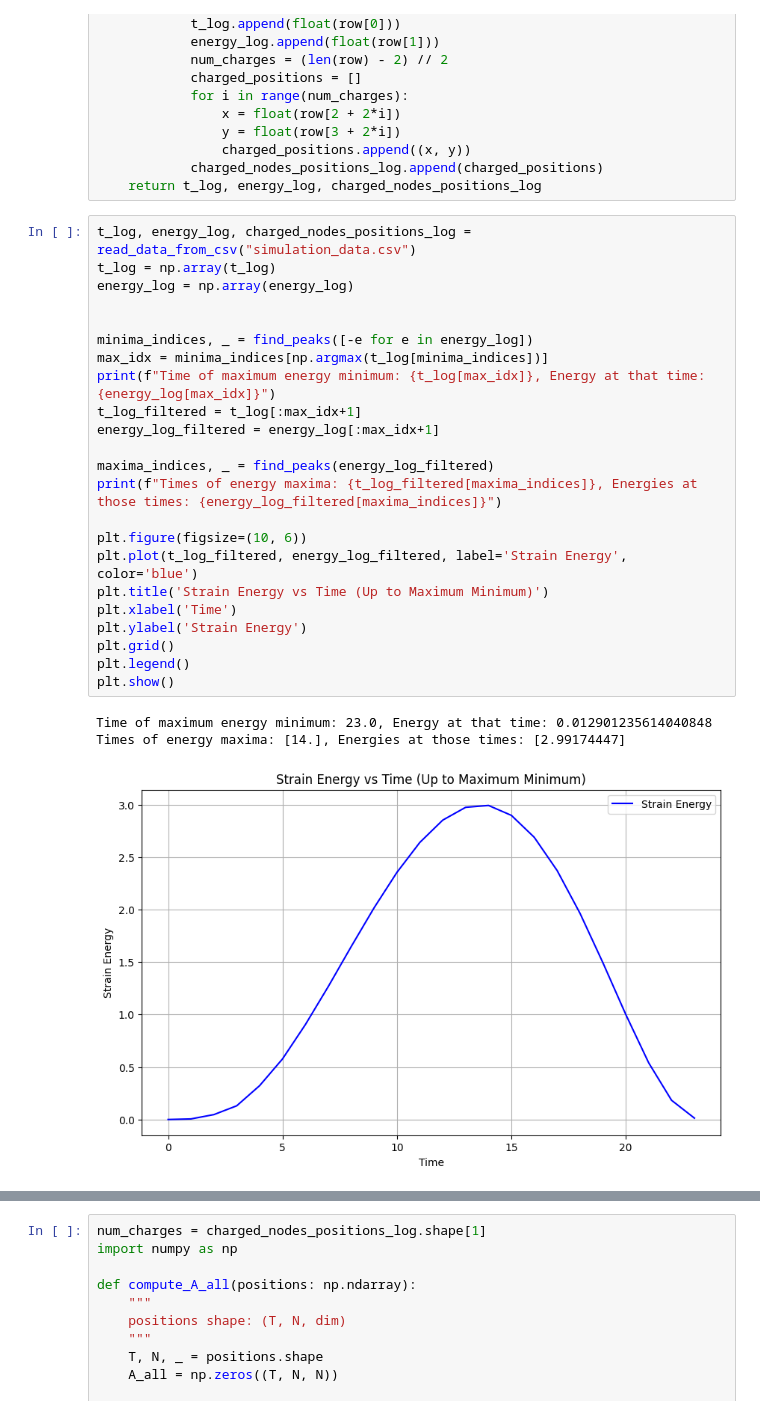
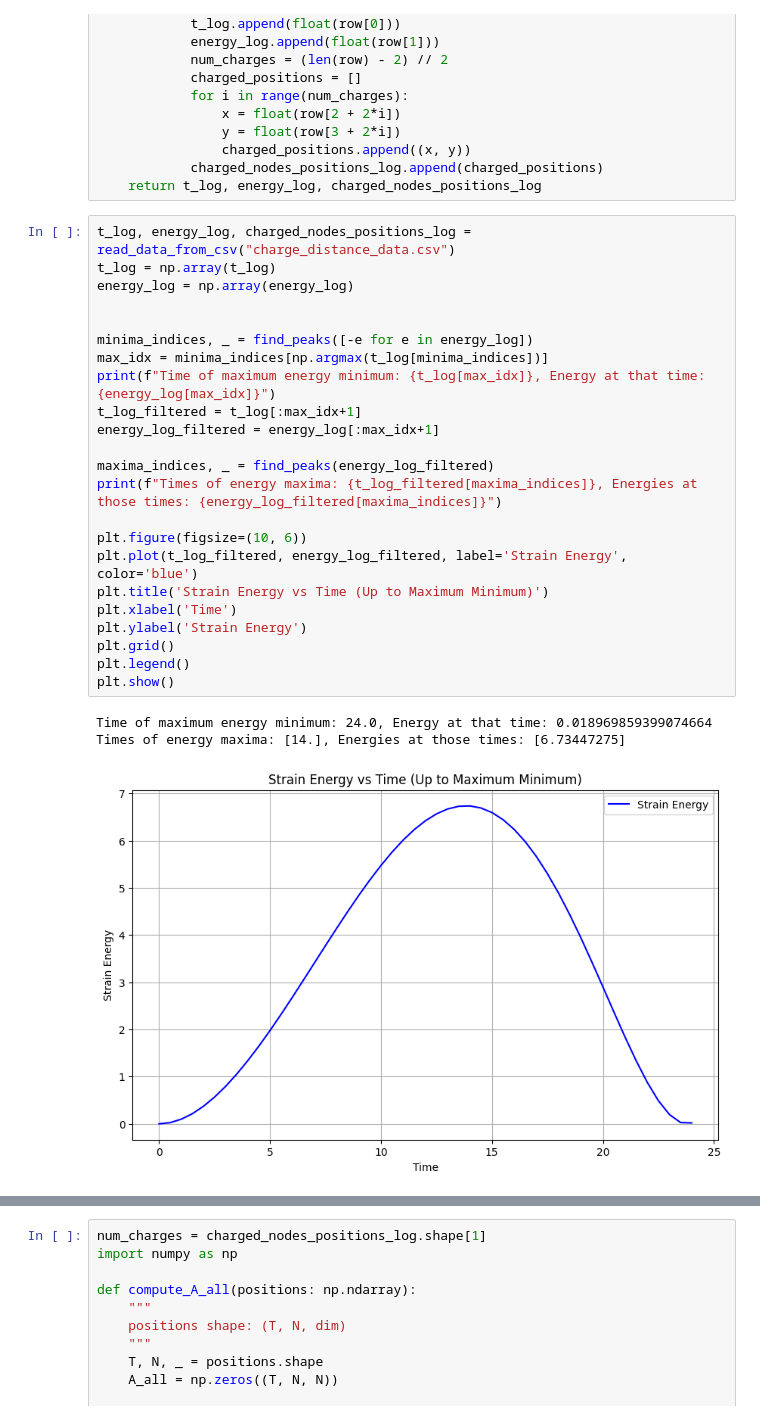
Before and after one commit to Sam-MARTis/Auxetic-MM-Simulation, a Jupyter notebook: Physics-Engine_Python_V3/analysis.ipynb, the cells around one changed output, grey strips where cells are left out. Saved outputs shown, nothing was run; the diff lists cells and outputs as text.

```diff
--- a/Physics-Engine_Python_V3/analysis.ipynb
+++ b/Physics-Engine_Python_V3/analysis.ipynb
@@ -24,30 +24,30 @@ def read_data_from_csv(filename):
             charged_nodes_positions_log.append(charged_positions)
     return t_log, energy_log, charged_nodes_positions_log
 # %%
-t_log, energy_log, charged_nodes_positions_log = read_data_from_csv("simulation_data.csv")
+t_log, energy_log, charged_nodes_positions_log = read_data_from_csv("charge_distance_data.csv")
 t_log = np.array(t_log)
 energy_log = np.array(energy_log)
 
 
 minima_indices, _ = find_peaks([-e for e in energy_log])
 max_idx = minima_indices[np.argmax(t_log[minima_indices])]
 print(f"Time of maximum energy minimum: {t_log[max_idx]}, Energy at that time: {energy_log[max_idx]}")
 t_log_filtered = t_log[:max_idx+1]
 energy_log_filtered = energy_log[:max_idx+1]
 
 maxima_indices, _ = find_peaks(energy_log_filtered)
 print(f"Times of energy maxima: {t_log_filtered[maxima_indices]}, Energies at those times: {energy_log_filtered[maxima_indices]}")
 
 plt.figure(figsize=(10, 6))
 plt.plot(t_log_filtered, energy_log_filtered, label='Strain Energy', color='blue')
 plt.title('Strain Energy vs Time (Up to Maximum Minimum)')
 plt.xlabel('Time')
 plt.ylabel('Strain Energy')
 plt.grid()
 plt.legend()
 plt.show()
 # %% [output]
-Time of maximum energy minimum: 23.0, Energy at that time: 0.012901235614040848
-Times of energy maxima: [14.], Energies at those times: [2.99174447]
+Time of maximum energy minimum: 24.0, Energy at that time: 0.018969859399074664
+Times of energy maxima: [14.], Energies at those times: [6.73447275]
-[figure, old version]
+[figure, new version]
 # %%
```
Also changed, not shown: parts of 3 cells of this notebook, 8 other files.
